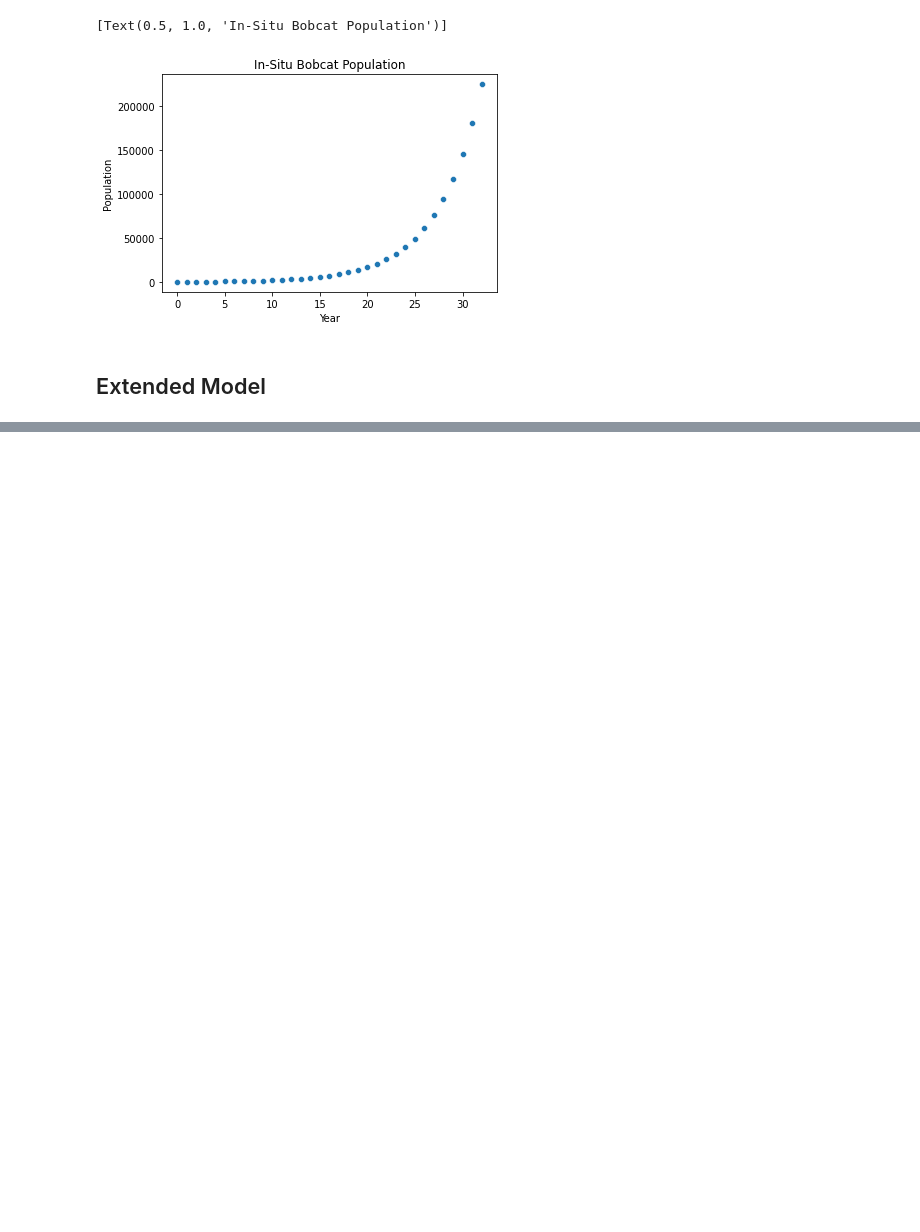
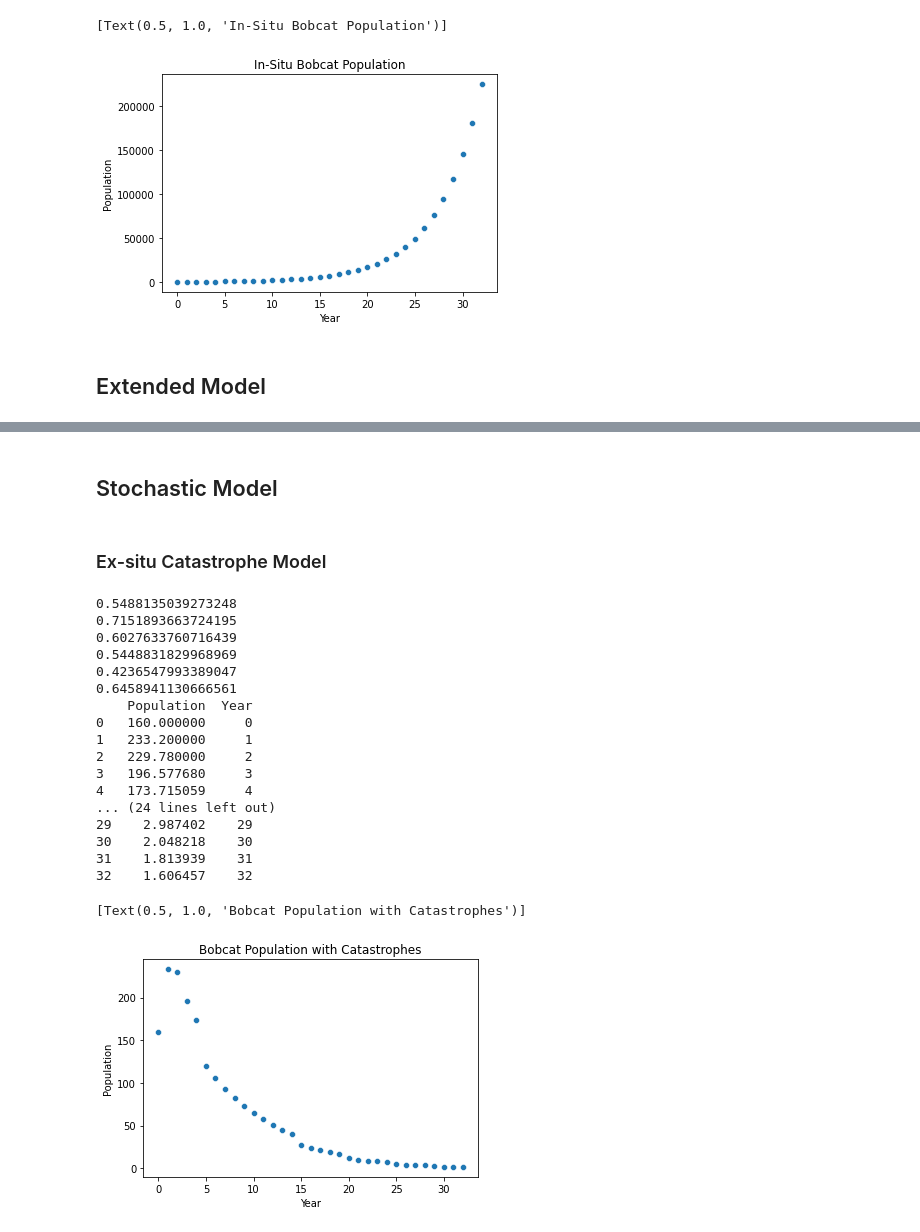
Before and after one commit to AlienVisitor/Math-3MB3, a Jupyter notebook: finalproject.ipynb, the cells around one changed output, grey strips where cells are left out. Saved outputs shown, nothing was run; the diff lists cells and outputs as text; code cells hidden in the pictures; blank space fills up the shorter version.

Commit message:
Stochasticity for Catastrophes

```diff
--- a/finalproject.ipynb
+++ b/finalproject.ipynb
@@ -194,0 +201,59 @@ sns.scatterplot(data = data_nth_population_extended_in_situ, x = "Year", y = "Po
+# %% [markdown]
+## Stochastic Model
+# %%
+# Seed and success values
+rd.seed(0)
+default_success_rate_catastrophes = 0.7 # 70% of the times, a catastrophe is successful
+# %% [markdown]
+### Ex-situ Catastrophe Model
+# %%
+def growth_stochastic(t0_population = default_t0_population, leslie_matrix = default_leslie_matrix, number_of_years = default_number_of_years, catastrophie_matrix = default_catastrophie_matrix, success_rate = default_success_rate_catastrophes):
+    nth_population_stochastic = np.zeros(number_of_years+1)
+    nth_population_stochastic[0] = np.sum(t0_population)
+    current_population = t0_population
+    nth_year = np.arange(number_of_years+1)
+    for i in range(1, number_of_years+1):
+        if (i % 5 == 0):
+            current_success = rd.random()
+            if (current_success < success_rate):
+                nth_population_stochastic[i] = np.sum(leslie_matrix.dot(current_population) - catastrophie_matrix.dot(current_population))
+                current_population = leslie_matrix.dot(current_population) - catastrophie_matrix.dot(current_population)
+            else:
+                nth_population_stochastic[i] = np.sum(leslie_matrix.dot(current_population))
+                current_population = leslie_matrix.dot(current_population)
+        else:
+            nth_population_stochastic[i] = np.sum(leslie_matrix.dot(current_population))
+            current_population = leslie_matrix.dot(current_population)
+
+    df = pd.DataFrame({
+        'Population' : nth_population_stochastic,
+        'Year' : nth_year
+        })
+
+    print(df)
+
+    return df
+
+data_nth_population_extended_ex_situ_stochastic = growth_stochastic()
+
+sns.scatterplot(data = data_nth_population_extended_ex_situ_stochastic, x = "Year", y = "Population").set(title = "Bobcat Population with Catastrophes")
+# %% [output]
+0.5488135039273248
+0.7151893663724195
+0.6027633760716439
+0.5448831829968969
+0.4236547993389047
+0.6458941130666561
+    Population  Year
+0   160.000000     0
+1   233.200000     1
+2   229.780000     2
+3   196.577680     3
+4   173.715059     4
+... (24 lines left out)
+29    2.987402    29
+30    2.048218    30
+31    1.813939    31
+32    1.606457    32
+[Text(0.5, 1.0, 'Bobcat Population with Catastrophes')]
+[figure, added]
```
Also changed, not shown: parts of 10 cells of this notebook.
